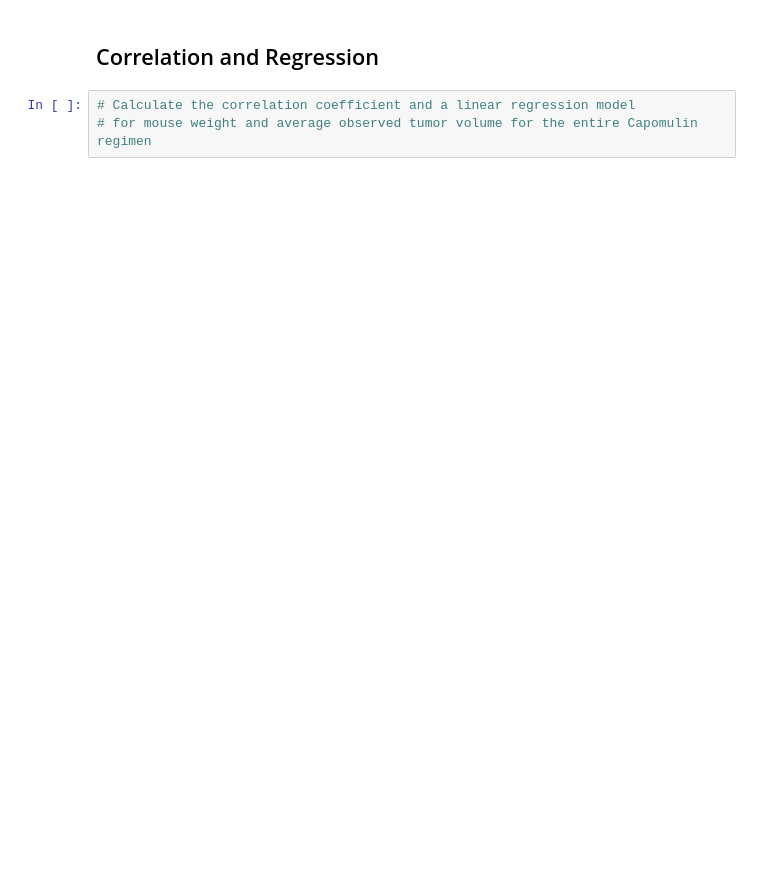
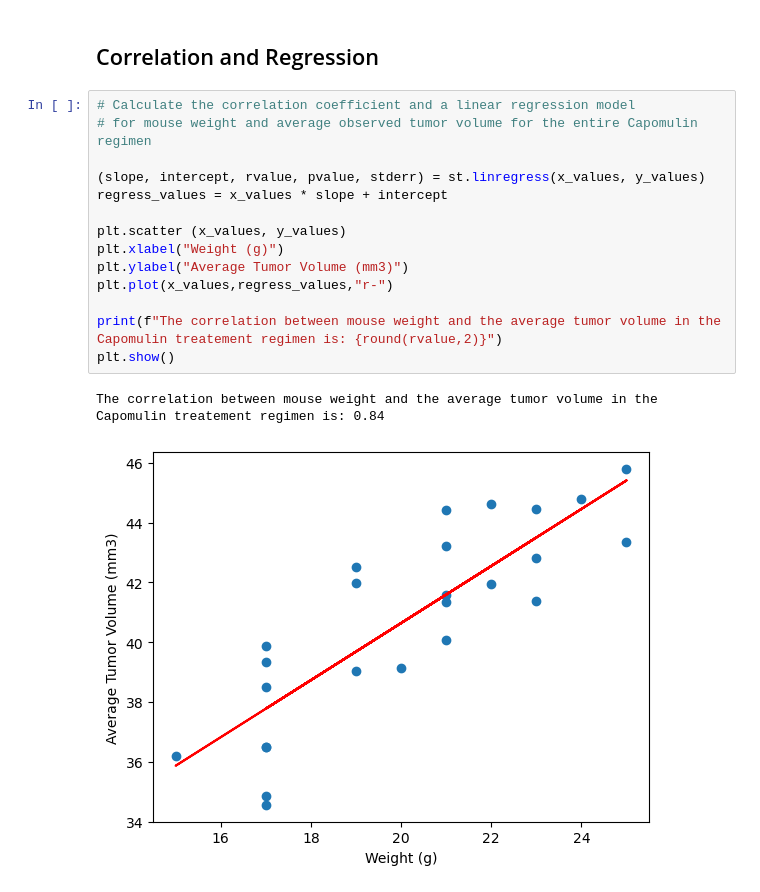
Before and after one commit to knazario/05_Data-Visualization_MatPlotLib_Project, a Jupyter notebook: Pymaceuticals/pymaceuticals_starter.ipynb, the cells around one changed output. Drawn from its saved outputs; the diff is of its cells as text; blank space fills up the shorter version.

```diff
--- a/Pymaceuticals/pymaceuticals_starter.ipynb
+++ b/Pymaceuticals/pymaceuticals_starter.ipynb
@@ -236,3 +286,17 @@ Name: Timepoint, Length: 248, dtype: int64
 # %%
 # Calculate the correlation coefficient and a linear regression model
 # for mouse weight and average observed tumor volume for the entire Capomulin regimen
+
+(slope, intercept, rvalue, pvalue, stderr) = st.linregress(x_values, y_values)
+regress_values = x_values * slope + intercept
+
+plt.scatter (x_values, y_values)
+plt.xlabel("Weight (g)")
+plt.ylabel("Average Tumor Volume (mm3)")
+plt.plot(x_values,regress_values,"r-")
+
+print(f"The correlation between mouse weight and the average tumor volume in the Capomulin treatement regimen is: {round(rvalue,2)}")
+plt.show()
+# %% [output]
+The correlation between mouse weight and the average tumor volume in the Capomulin treatement regimen is: 0.84
+[figure, added]
```
Also changed, not shown: parts of 6 cells of this notebook.
